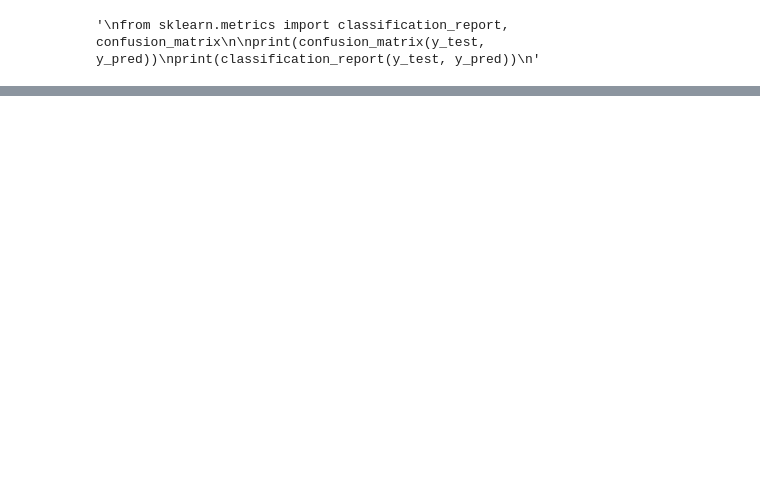
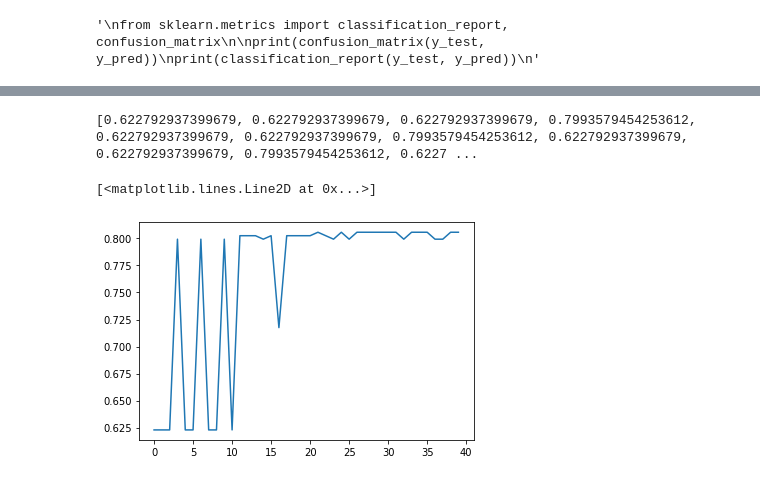
Before and after one commit to lucas-galvao/Backup, a Jupyter notebook: Machine Learning/Jupyter/Gradient Booster - Titanic.ipynb, the cells around one changed output, grey strips where cells are left out. Drawn from its saved outputs; the diff is of its cells as text; code cells hidden in the pictures; blank space fills up the shorter version.

```diff
--- a/Machine Learning/Jupyter/Gradient Booster - Titanic.ipynb
+++ b/Machine Learning/Jupyter/Gradient Booster - Titanic.ipynb
@@ -28,7 +29,9 @@ for a in range(len(lr)):
     lr[a] = lr[a] / 100
 
 as_train = 0
+as_train2 = 0
 as_val = 0
+as_val2 = 0
 i_train = 0
 lr_train = 0
 i_val = 0
@@ -41,11 +44,13 @@ for i in range(10, 30):
 
         if gb.score(x_train, y_train) > as_train:
             as_train = gb.score(x_train, y_train)
+            as_val2 = gb.score(x_test, y_test)
             i_train = i
             lr_train = rate
 
         if gb.score(x_test, y_test) > as_val:
             as_val = gb.score(x_test, y_test)
+            as_train2 = gb.score(x_train, y_train)
             i_val = i
             lr_val = rate
 
@@ -82,0 +141,25 @@ print(classification_report(y_test, y_pred))
+# %%
+score_train = []
+score_validation = []
+index = []
+
+for i in list(range(40)):
+    print(i + 1)
+    slp = MLPClassifier(solver='adam',
+                     hidden_layer_sizes=(i+1,),
+                     random_state=1,
+                     learning_rate='constant',
+                     learning_rate_init=0.01,
+                     max_iter=400,
+                     activation='logistic',
+                     momentum=0.1,
+                     verbose=True,
+                     early_stopping=True,
+                     validation_fraction=0.3,
+                     tol=0.001)
+
+    slp.fit(x_train, y_train)
+    pred = slp.predict(x_test)
+
+    score_train.append(slp.score(x_train, y_train))
+    score_validation.append(slp.score(x_test, y_test))
@@ -82,0 +184,9 @@ print(classification_report(y_test, y_pred))
+# %%
+print(score_train)
+# %% [output]
+[0.622792937399679, 0.622792937399679, 0.622792937399679, 0.7993579454253612, 0.622792937399679, 0.622792937399679, 0.7993579454253612, 0.622792937399679, 0.622792937399679, 0.7993579454253612, 0.6227 ...
+# %%
+plt.plot(score_train)
+# %% [output]
+[<matplotlib.lines.Line2D at 0x...>]
+[figure, added]
```
Also changed, not shown: parts of 11 cells of this notebook, 20 other files.
